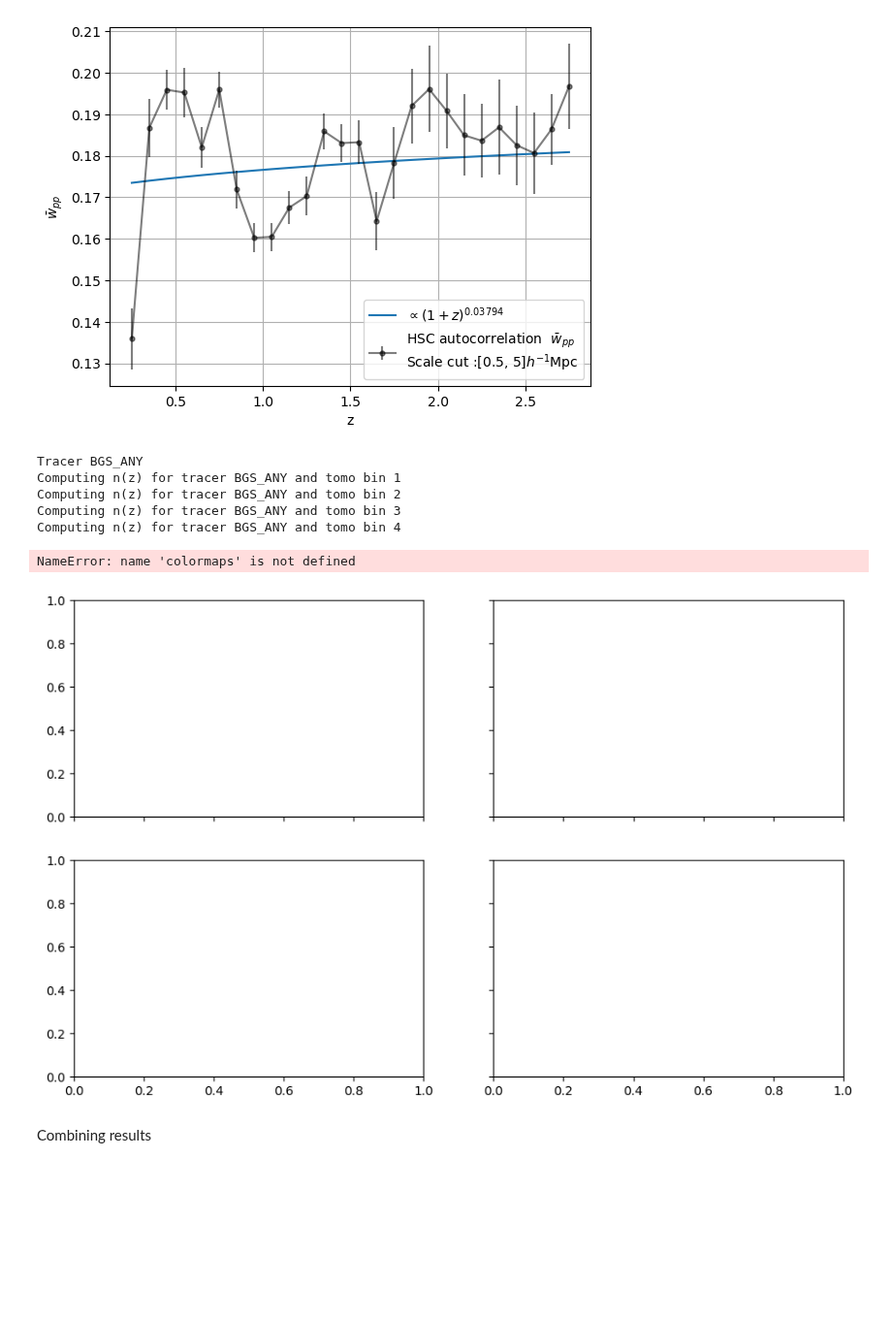
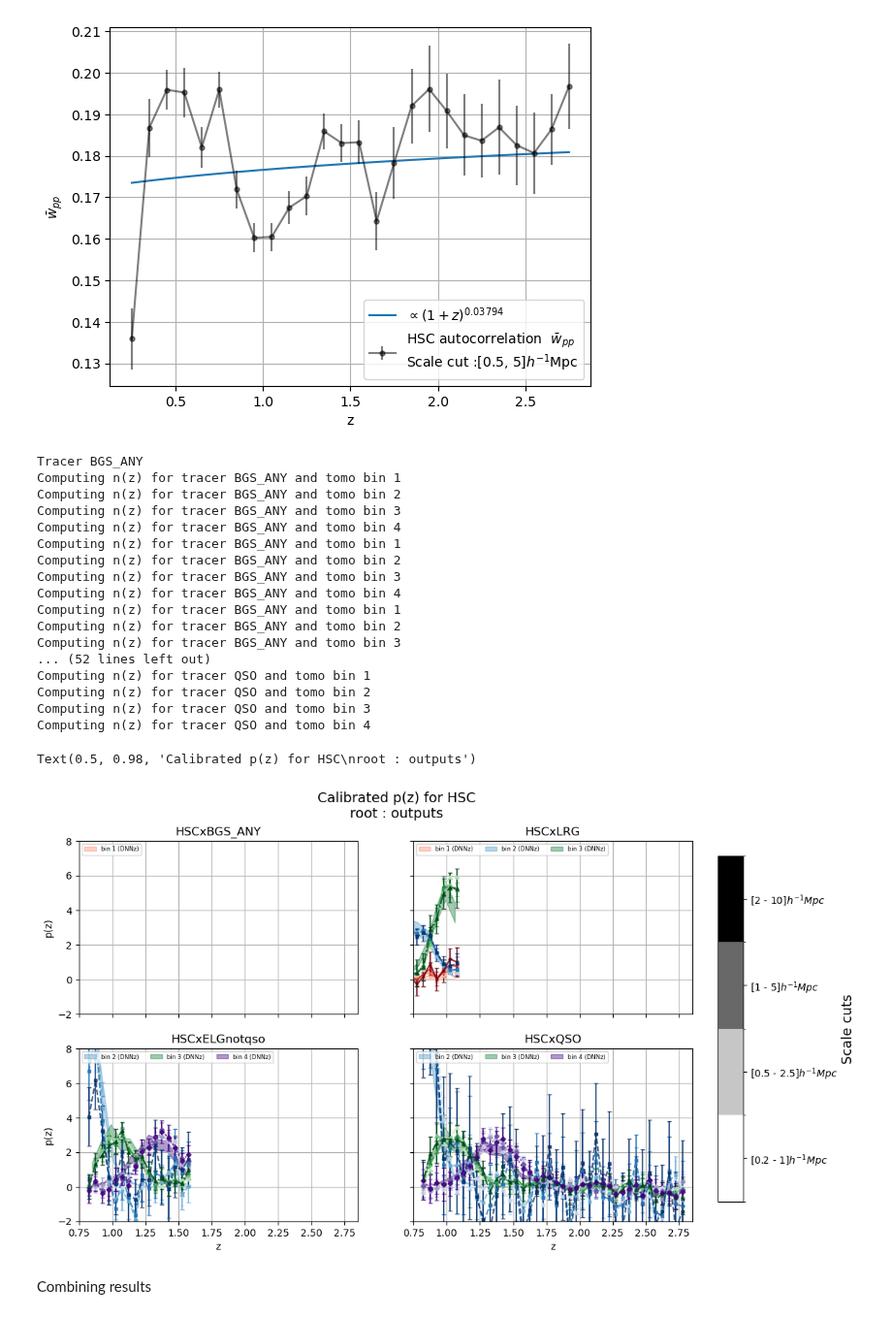
Before and after one commit to JeanCHDJdev/desi-y3-hsc, a Jupyter notebook: src/statistics/plot_results.ipynb, the cells around one changed output. Shown at 97% size. Drawn from its saved outputs; the diff is of its cells as text; code cells hidden in the pictures; blank space fills up the shorter version.

```diff
--- a/src/statistics/plot_results.ipynb
+++ b/src/statistics/plot_results.ipynb
@@ -71,12 +72,18 @@ for v in path_dictionary.values():
     if v is not None:
         assert Path(v).is_dir(), f"Path {v} does not exist as a directory. Please check the path."
 # %%
-tracers = ['BGS_ANY', 'LRG', 'ELGnotqso', 'QSO']
 bins_hsc = np.arange(0.3, 1.8, 0.3)
 markers = ['x', 's', '^', 'D']
 linestyles = ['-', '--', '-.', ':']
-colors = [plt.get_cmap(c) for c in ['Reds', 'Blues', 'Greens', 'Purples']]
-colormaps = colors
+colormaps = [plt.get_cmap(c) for c in ['Reds', 'Blues', 'Greens', 'Purples']]
+colors = [cmap(0.8) for cmap in colormaps]
+tracers = ['BGS_ANY', 'LRG', 'ELGnotqso', 'QSO']
+tracer_trad = {
+    'BGS_ANY' : 'BGS',
+    'LRG' : 'LRG',
+    'ELGnotqso' : 'ELG',
+    'QSO' : 'QSO',
+}
 # %%
 ## get sigmaj corrections
 sims = False
@@ -377,13 +384,6 @@ plt.legend()
 # %% [output]
 <matplotlib.legend.Legend at 0x...>
 [figure]
-# %%
-# tomographic binning...
-bins_hsc = np.arange(0.3, 1.8, 0.3)
-
-colormaps = [plt.get_cmap(c) for c in ['Reds', 'Blues', 'Greens', 'Purples']]
-markers = ['x', 's', '^', 'D']
-linestyles = ['-', '--', '-.', ':']
 # %%
 importlib.reload(inference)
 scale_cuts = [[0.2, 1], [0.5, 2.5], [1, 5], [2, 10]]
@@ -462,36 +462,48 @@ for n in range(len(tracers)):
                 )
     if n == 2 or n == 3:
         ax.set_xlabel('z')
     if n == 0 or n == 2:
         ax.set_ylabel('p(z)')
     ax.grid()
     ax.legend(fontsize=6, ncols=4, loc='upper left')
     ax.set_title(f'HSCx{t}')
-    #ax.set_xlim(min(bins_tracer)-0.05, max(bins_tracer)+0.05)
+    ax.set_xlim(min(bins_tracer)-0.05, max(bins_tracer)+0.05)
     #ax.set_xlim(0, 2.5)
     ax.set_ylim(-2, 8)
 
 cmap = plt.cm.Greys
 scale_levels = np.arange(0, len(scale_cuts)+1, 1)
 norm = BoundaryNorm(boundaries=scale_levels, ncolors=cmap.N, extend='neither')
 
 sm = ScalarMappable(cmap=cmap, norm=norm)
 sm.set_array([])
 scale_ticks = scale_levels[:-1] + 0.5
 cbar_ax = fig.add_axes([0.88, 0.15, 0.03, 0.7])
 cbar = fig.colorbar(sm, cax=cbar_ax, ticks=scale_ticks)
 cbar.set_ticklabels([f'[{sc[0]} - {sc[1]}]' + r'$h^{-1}Mpc$' for sc in scale_cuts])
 cbar.set_label('Scale cuts', fontsize=14)
 
 fig.suptitle(f'Calibrated p(z) for HSC\nroot : {ROOT.name}', fontsize=14)
 # %% [output]
 Tracer BGS_ANY
 Computing n(z) for tracer BGS_ANY and tomo bin 1
 Computing n(z) for tracer BGS_ANY and tomo bin 2
 Computing n(z) for tracer BGS_ANY and tomo bin 3
 Computing n(z) for tracer BGS_ANY and tomo bin 4
+Computing n(z) for tracer BGS_ANY and tomo bin 1
+Computing n(z) for tracer BGS_ANY and tomo bin 2
+Computing n(z) for tracer BGS_ANY and tomo bin 3
+Computing n(z) for tracer BGS_ANY and tomo bin 4
+Computing n(z) for tracer BGS_ANY and tomo bin 1
+Computing n(z) for tracer BGS_ANY and tomo bin 2
+Computing n(z) for tracer BGS_ANY and tomo bin 3
+... (52 lines left out)
+Computing n(z) for tracer QSO and tomo bin 1
+Computing n(z) for tracer QSO and tomo bin 2
+Computing n(z) for tracer QSO and tomo bin 3
+Computing n(z) for tracer QSO and tomo bin 4
-NameError: name 'colormaps' is not defined
+Text(0.5, 0.98, 'Calibrated p(z) for HSC\nroot : outputs')
-[figure, old version]
+[figure, new version]
 # %% [markdown]
 Combining results
 # %%
```
Also changed, not shown: parts of 17 cells of this notebook, 4 other files.
